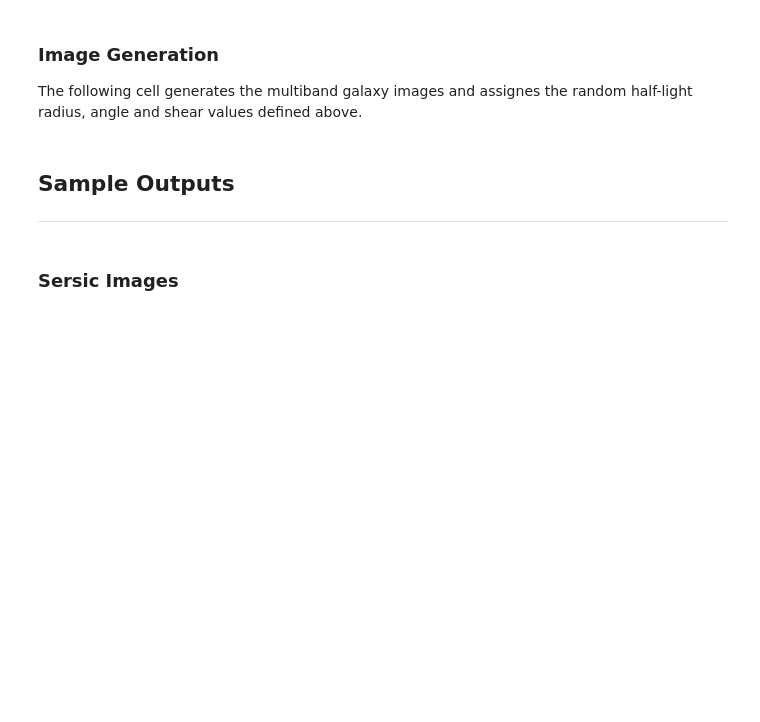
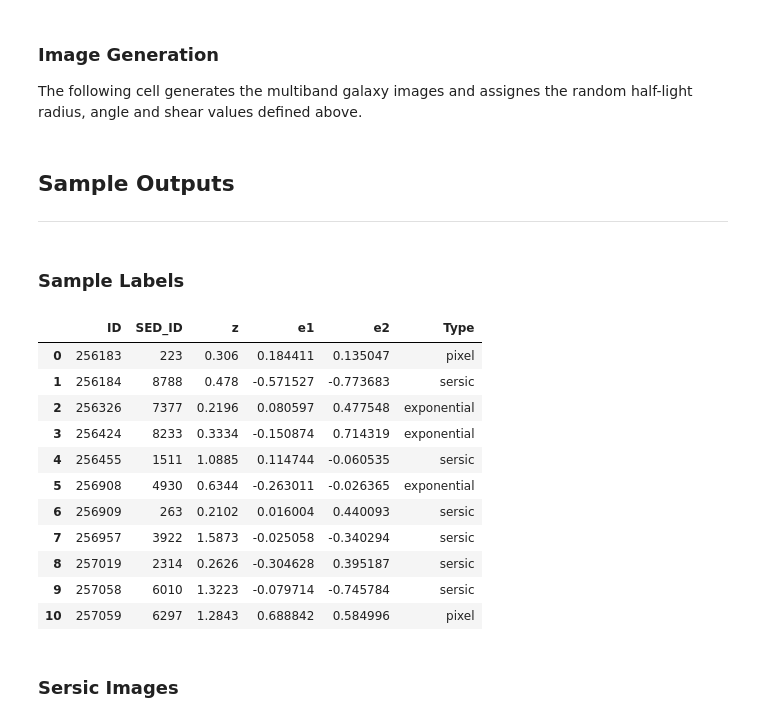
Before and after one commit to sfarrens/dedale, a Jupyter notebook: GalSim_Chromatic_new2.ipynb, the cells around one changed output. Cells and saved outputs as stored; diff of their text form; code cells hidden in the pictures; blank space fills up the shorter version.

```diff
--- a/GalSim_Chromatic_new2.ipynb
+++ b/GalSim_Chromatic_new2.ipynb
@@ -61,6 +63,10 @@ The following cell extracts the object IDs, SED types and redshifts from the fil
 # %%
 object_ids, object_seds, object_z = np.genfromtxt(dedale_path + '2017-12-06_LSST_photometry.csv', dtype=str,
                                                    delimiter=',', skip_header=1, unpack=True)[:3, :sample_size]
+
+labels = pd.DataFrame(data={'ID': object_ids, 'SED_ID': object_seds, 'z': object_z}, dtype='object')
+
+del object_ids, object_seds, object_z
 # %% [markdown]
 ## Survey Bandpasses
 ---
@@ -125,12 +127,12 @@ del hlr_dist, hlr_hist, hlr_bins
 The following cell sets random ellipticity parameters for the images.
 # %%
 # Random rotation
-object_beta = np.array([galsim.Angle(np.random.ranf() * 180.0, galsim.degrees) for obj_id in object_ids])
+object_beta = np.array([galsim.Angle(np.random.ranf() * 180.0, galsim.degrees) for i in range(sample_size)])
 # Random axis ratio
-object_q = np.array([np.random.ranf() for obj_id in object_ids])
+object_q = np.array([np.random.ranf() for i in range(sample_size)])
 # Ellipticity components
-object_e1 = np.array([galsim.Shear(q=q, beta=beta).e1 for q, beta in zip(object_q, object_beta)])
-object_e2 = np.array([galsim.Shear(q=q, beta=beta).e2 for q, beta in zip(object_q, object_beta)])
+labels['e1'] = np.array([galsim.Shear(q=q, beta=beta).e1 for q, beta in zip(object_q, object_beta)])
+labels['e2'] = np.array([galsim.Shear(q=q, beta=beta).e2 for q, beta in zip(object_q, object_beta)])
 # %% [markdown]
 ## Galaxy Type
 ---
@@ -138,4 +140,4 @@ object_e2 = np.array([galsim.Shear(q=q, beta=beta).e2 for q, beta in zip(object_
 The following cell sets random galaxy types
 # %%
 types = ('sersic', 'exponential', 'pixel')
-object_types = np.array([types[np.random.randint(0, 3)] for obj_id in object_ids])
+labels['Type'] = np.array([types[np.random.randint(0, 3)] for i in range(sample_size)])
@@ -230,5 +200,23 @@ images = np.array([make_cube(labels.loc[i]) for i in range(sample_size)])
 # %% [markdown]
 ## Sample Outputs
 ---
+# %% [markdown]
+### Sample Labels
+# %%
+# Show first 10 labels
+labels.loc[:10]
+# %% [output]
+|  | ID | SED_ID | z | e1 | e2 | Type |
+| 0 | 256183 | 223 | 0.306 | 0.184411 | 0.135047 | pixel |
+| 1 | 256184 | 8788 | 0.478 | -0.571527 | -0.773683 | sersic |
+| 2 | 256326 | 7377 | 0.2196 | 0.080597 | 0.477548 | exponential |
+| 3 | 256424 | 8233 | 0.3334 | -0.150874 | 0.714319 | exponential |
+| 4 | 256455 | 1511 | 1.0885 | 0.114744 | -0.060535 | sersic |
+| 5 | 256908 | 4930 | 0.6344 | -0.263011 | -0.026365 | exponential |
+| 6 | 256909 | 263 | 0.2102 | 0.016004 | 0.440093 | sersic |
+| 7 | 256957 | 3922 | 1.5873 | -0.025058 | -0.340294 | sersic |
+| 8 | 257019 | 2314 | 0.2626 | -0.304628 | 0.395187 | sersic |
+| 9 | 257058 | 6010 | 1.3223 | -0.079714 | -0.745784 | sersic |
+| 10 | 257059 | 6297 | 1.2843 | 0.688842 | 0.584996 | pixel |
 # %%
 # Plot the images for a specified object
```
Also changed, not shown: parts of 18 cells of this notebook.
